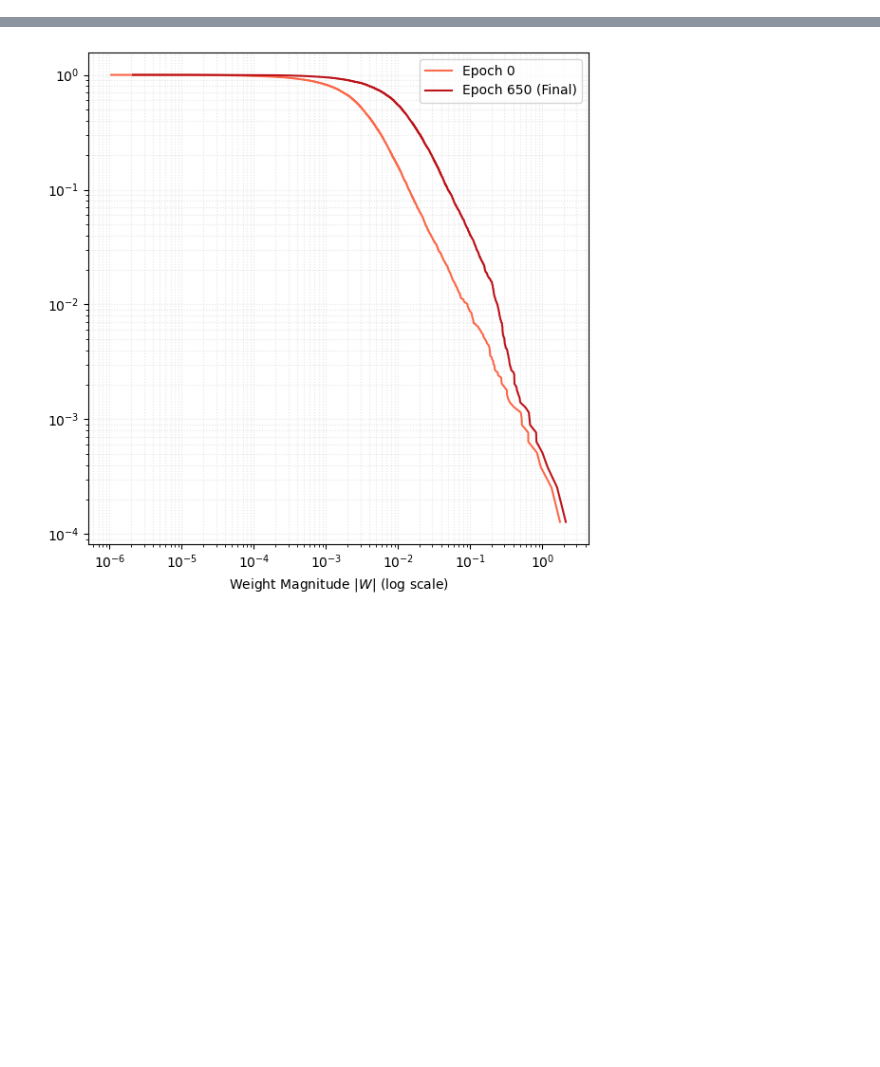
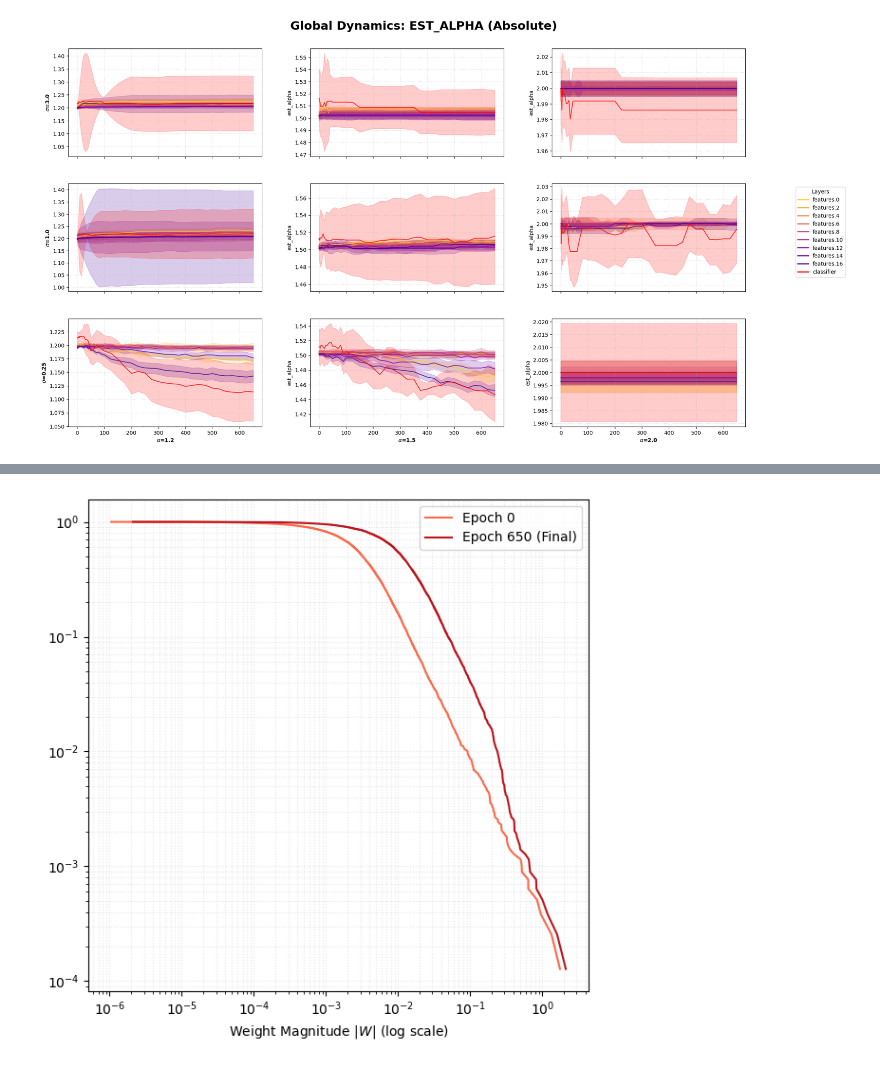
Before and after one commit to YiHaoFromEarth/ht-initialisation-dynamics, a Jupyter notebook: eda.ipynb, the cells around one changed output, grey strips where cells are left out. Drawn from its saved outputs; the diff is of its cells as text; code cells hidden in the pictures; blank space fills up the shorter version.

```diff
--- a/eda.ipynb
+++ b/eda.ipynb
@@ -159,11 +152,16 @@ final_stats_df = plot_performance_facets(curves_df)
 sweep_df = pd.read_parquet("results/sweep_metrics.parquet")
 
 def plot_combined_sweep_grid(
-    df, metric_col="frobenius", ignore_classifier=False, plot_ratio=False
+    df, metric_col="frobenius", ignore_classifier=False, plot_ratio=False, mode="absolute"
 ):
+    """
+    mode: "absolute" (raw values),
+          "relative" (X_t / X_0),
+          "delta" (X_t - X_0)
+    """
     # Setup Grid Dimensions
-    alphas = sorted(df["alpha"].unique())
-    sigmas = sorted(df["sigma"].unique(), reverse=True)
+    alphas = sorted(df["alpha_init"].unique())
+    sigmas = sorted(df["sigma_init"].unique(), reverse=True)
 
     # Natural Sort Logic for Layers
     def extract_number(s):
@@ -184,85 +182,82 @@ def plot_combined_sweep_grid(
         len(sigmas), len(alphas), figsize=(22, 12), sharex=True, sharey=False
     )
 
+    target_col = metric_col
+
     for i, s_val in enumerate(sigmas):
         for j, a_val in enumerate(alphas):
             ax = axes[i, j]
 
-            # Filter logic for this specific subplot
-            mask = (df["alpha"] == a_val) & (df["sigma"] == s_val)
+            mask = (df["alpha_init"] == a_val) & (df["sigma_init"] == s_val)
             run_subset = df[mask].copy()
 
             if not run_subset.empty:
+
+                # --- DYNAMIC NORMALIZATION/DELTA LOGIC ---
+                if mode in ["relative", "delta"]:
+                    def compute_change(group):
+                        x0 = group.iloc[0]
+                        # Safety Threshold: if init is effectively 0, avoid math artifacts
+                        if abs(x0) < 1e-8:
+                            return group * 0 if mode == "delta" else group * 0 + 1.0
+
+                        if mode == "relative":
+                            return group / x0
+                        else: # delta
+                            return group - x0
+
+                    run_subset[f"{metric_col}_{mode}"] = run_subset.groupby(['seed', 'layer'])[metric_col].transform(compute_change)
+                    target_col = f"{metric_col}_{mode}"
+
                 if plot_ratio:
-                    # --- RATIO LOGIC (Aggregated across seeds) ---
-                    # We need to calculate the ratio per seed first, then aggregate
-                    # Group by seed and epoch to get the median of hidden layers per run
+                    # --- RATIO LOGIC (Classifier vs Hidden Median) ---
                     pivoted = run_subset.pivot_table(
                         index=["seed", "epoch"],
                         columns="layer",
-                        values=metric_col
+                        values=target_col
                     )
-
                     hidden_median = pivoted[hidden_layers].median(axis=1)
                     cls_val = pivoted[classifier_layer[0]]
                     pivoted['ratio'] = cls_val / (hidden_median + 1e-12)
 
-                    # Plot aggregated ratio across seeds
                     sns.lineplot(
-                        data=pivoted.reset_index(),
-                        x="epoch", y="ratio",
-                        ax=ax, color="red", lw=2.5,
-                        errorbar=("ci", 95) # Shaded 95% CI across 5 seeds
+                        data=pivoted.reset_index(), x="epoch", y="ratio",
+                        ax=ax, color="red", lw=2.5, estimator="median", errorbar="sd"
                     )
                     ax.axhline(y=1.0, color="black", linestyle="--", alpha=0.3)
-
                 else:
-                    # --- LAYER-WISE LOGIC (Aggregated across seeds) ---
+                    # --- LAYER-WISE LOGIC ---
                     if ignore_classifier:
                         run_subset = run_subset[~run_subset["layer"].str.contains("classifier")]
 
-                    # sns.lineplot automatically aggregates 'seed' rows
                     sns.lineplot(
-                        data=run_subset,
-                        x="epoch", y=metric_col, hue="layer",
-                        palette=layer_to_color,
-                        ax=ax, legend=False,
-                        errorbar=("ci", 95), # Shaded 95% CI across 5 seeds
-                        alpha=0.8
+                        data=run_subset, x="epoch", y=target_col, hue="layer",
+                        palette=layer_to_color, ax=ax, legend=False,
+                        estimator="median", errorbar="sd", alpha=0.8
                     )
 
             # Aesthetics
             ax.yaxis.set_major_formatter(ScalarFormatter(useOffset=False))
+            ylabel_map = {"absolute": "", "relative": "(Rel)", "delta": "($\Delta$)"}
             if j == 0:
-                ax.set_ylabel(f"$\sigma$={s_val}", fontweight="bold")
-            else:
-                ax.set_ylabel("")
+                ax.set_ylabel(f"$\sigma$={s_val} {ylabel_map[mode]}", fontweight="bold")
             if i == len(sigmas) - 1:
                 ax.set_xlabel(f"$\\alpha$={a_val}", fontweight="bold")
-            else:
-                ax.set_xlabel("")
             ax.grid(True, linestyle=":", alpha=0.5)
 
-    # Global Legend Logic
-    handles = []
-    for l in all_layers:
-        if ignore_classifier and "classifier" in l: continue
-        h = plt.Line2D([0], [0], color=layer_to_color[l], lw=2)
-        handles.append(h)
+    # Legend and Titles
+    handles = [plt.Line2D([0], [0], color=layer_to_color[l], lw=2) for l in all_layers
+               if not (ignore_classifier and "classifier" in l)]
+    clean_labels = [l.replace(".weight", "") for l in all_layers
+                    if not (ignore_classifier and "classifier" in l)]
+    fig.legend(handles, clean_labels, loc="center right", title="Layers", frameon=True)
 
-    clean_labels = [l.replace(".weight", "") for l in all_layers if not (ignore_classifier and "classifier" in l)]
-
-    fig.legend(
-        handles, clean_labels,
-        loc="center right", title="Layers",
-        frameon=True
-    )
-
-    plt.suptitle(f"Global Dynamics: {metric_col.upper()} (Mean + 95% CI)", fontsize=22, y=0.96, fontweight="bold")
+    plt.suptitle(f"Global Dynamics: {metric_col.upper()} ({mode.capitalize()})",
+                 fontsize=22, y=0.96, fontweight="bold")
     fig.subplots_adjust(top=0.90, bottom=0.08, left=0.08, right=0.88, hspace=0.25, wspace=0.25)
     plt.show()
 
-# Run it
-plot_combined_sweep_grid(
-    sweep_df, metric_col="frobenius", ignore_classifier=False, plot_ratio=False
-)
+# Example: Plotting the change (Delta) in Stable Rank
+plot_combined_sweep_grid(sweep_df, metric_col="est_alpha", mode="absolute")
+# %% [output]
+[figure, added]
```
Also changed, not shown: parts of 3 cells of this notebook, 6 other files.
